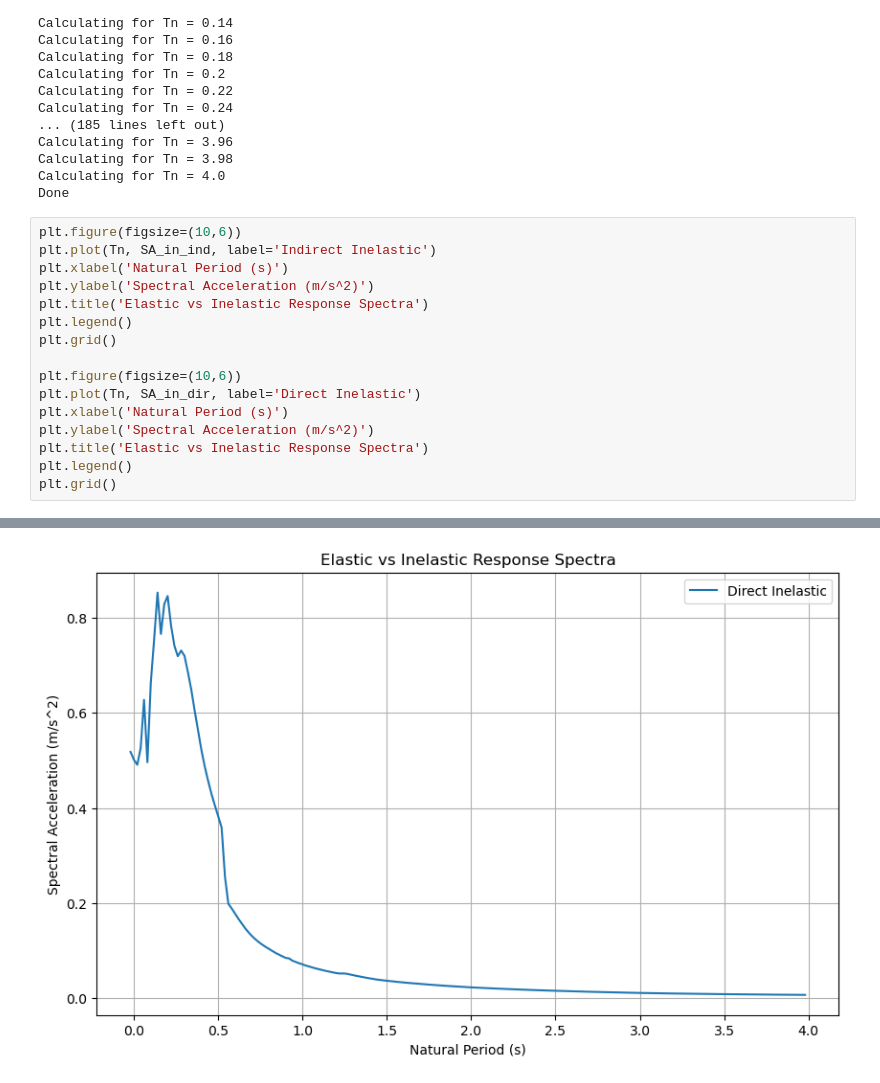
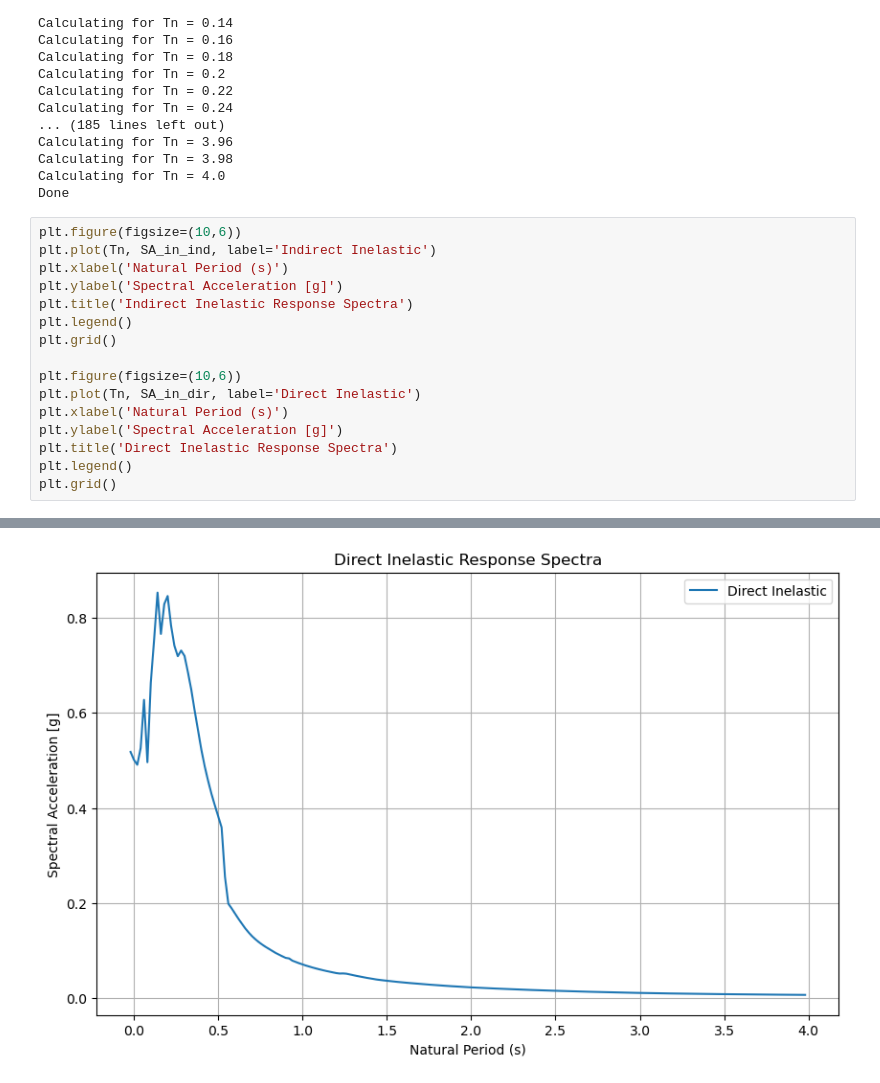
Before and after one commit to josems06-crypto/CIEM5220_Earthquakes, a Jupyter notebook: Python for Project Work SRE_Part 2/IERS/IERS/IERS.ipynb, the cells around one changed output, grey strips where cells are left out. Drawn from its saved outputs; the diff is of its cells as text.

```diff
--- a/Python for Project Work SRE_Part 2/IERS/IERS/IERS.ipynb
+++ b/Python for Project Work SRE_Part 2/IERS/IERS/IERS.ipynb
@@ -152,16 +152,16 @@ Done
 plt.figure(figsize=(10,6))
 plt.plot(Tn, SA_in_ind, label='Indirect Inelastic')
 plt.xlabel('Natural Period (s)')
-plt.ylabel('Spectral Acceleration (m/s^2)')
-plt.title('Elastic vs Inelastic Response Spectra')
+plt.ylabel('Spectral Acceleration [g]')
+plt.title('Indirect Inelastic Response Spectra')
 plt.legend()
 plt.grid()
 
 plt.figure(figsize=(10,6))
 plt.plot(Tn, SA_in_dir, label='Direct Inelastic')
 plt.xlabel('Natural Period (s)')
-plt.ylabel('Spectral Acceleration (m/s^2)')
-plt.title('Elastic vs Inelastic Response Spectra')
+plt.ylabel('Spectral Acceleration [g]')
+plt.title('Direct Inelastic Response Spectra')
 plt.legend()
 plt.grid()
 # %% [output]
@@ -169 +169 @@ plt.grid()
-[figure, old version]
+[figure, new version]
```
Also changed, not shown: parts of 1 cell of this notebook, 1 other file.
